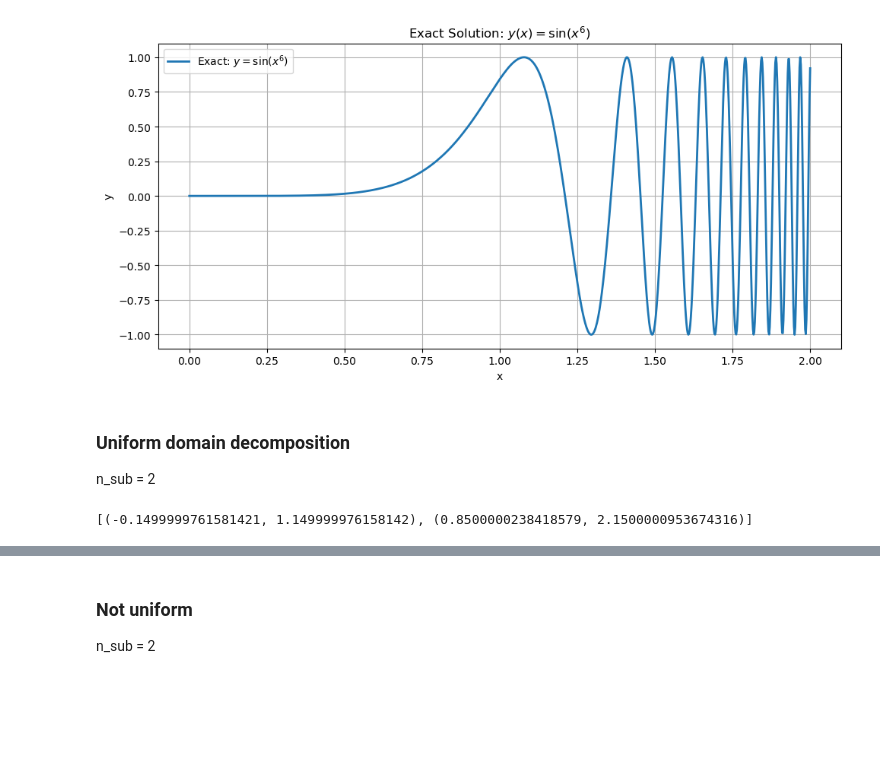
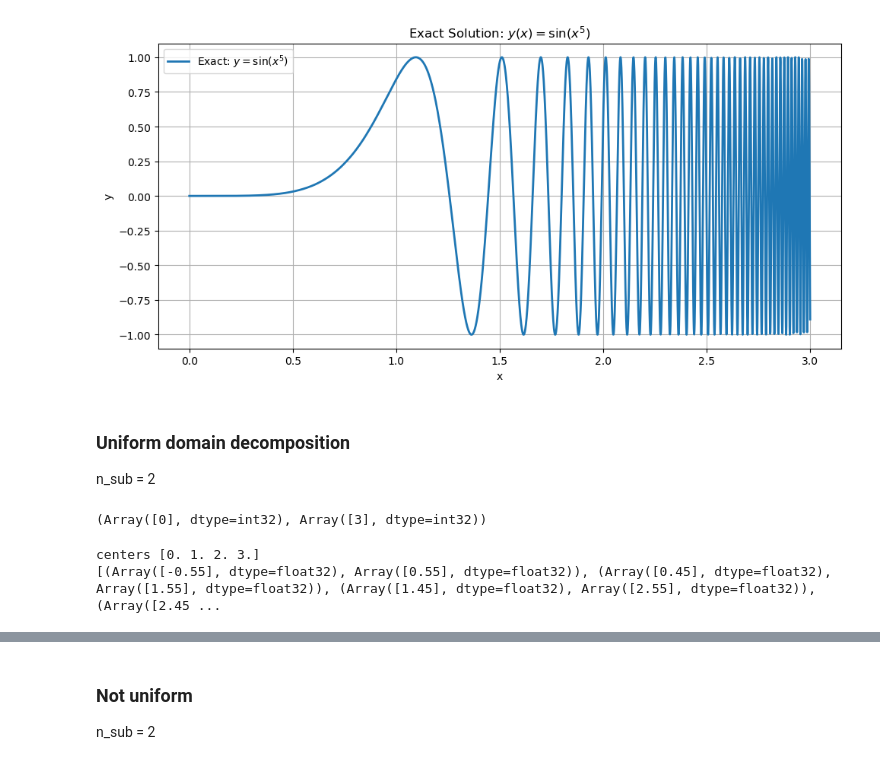
Before and after one commit to orangebowl/thesis_project, a Jupyter notebook: notebook/DD_extreme.ipynb, the cells around one changed output, grey strips where cells are left out. Saved outputs shown, nothing was run; the diff lists cells and outputs as text; code cells hidden in the pictures; blank space fills up the shorter version.

```diff
--- a/notebook/DD_extreme.ipynb
+++ b/notebook/DD_extreme.ipynb
@@ -1,23 +1,23 @@
 # %%
 import jax.numpy as jnp
 import matplotlib.pyplot as plt
 
-x = jnp.linspace(0, 2, 1000)
+x = jnp.linspace(0, 3, 3000)
 
 # exact y = sin(x^6)
-y = jnp.sin(x**6)
+y = jnp.sin(x**5)
 
 plt.figure(figsize=(10, 5))
-plt.plot(x, y, label='Exact: $y=\\sin(x^6)$', linewidth=2)
+plt.plot(x, y, label='Exact: $y=\\sin(x^5)$', linewidth=2)
 plt.xlabel('x')
 plt.ylabel('y')
-plt.title('Exact Solution: $y(x) = \\sin(x^6)$')
+plt.title('Exact Solution: $y(x) = \\sin(x^5)$')
 plt.grid(True)
 plt.legend()
 plt.tight_layout()
 plt.show()
 # %% [output]
-[figure, old version]
+[figure, new version]
 # %% [markdown]
 ### Uniform domain decomposition
 n_sub = 2
@@ -32,11 +32,12 @@ import matplotlib.pyplot as plt
 project_root = os.path.abspath(os.path.join(os.getcwd(), ".."))
 sys.path.append(project_root)
 
-from utils.data_utils import generate_subdomain, generate_collocation_points
+from utils.data_utils import generate_subdomains, generate_collocation_points
 from utils.window_function import my_window_func
+from utils.window_function import my_precise_window_func
 from model.fbpinn_model import FBPINN
 from train.trainer_fbpinn import train_fbpinn
-from physics.problems import SineX6ODE as pde_module
+from physics.problems import SineX5ODE as pde_module
 
 problem = pde_module()  # 实例化，绑定self
 pde_residual_loss = problem.residual
@@ -47,23 +48,28 @@ domain = problem.domain
 # Training hyperparameters
 steps = 50000
 lr = 1e-3
-n_sub = 2
-overlap = 0.3
-n_points_per_subdomain = 500 # All together 1000
+n_sub = 4
+overlap = 0.1
+n_points_per_subdomain = 1000 # All together 1000
 
 mlp_config = {
     "in_size": 1,
     "out_size": 1,
-    "width_size": 16,
+    "width_size": 32,
     "depth": 2,
     "activation": jax.nn.tanh,
 }
 
-domain = pde_module.domain
+left, right = pde_module.domain  # 此时 left=0, right=3
+domain = (jnp.array([left]), jnp.array([right]))        # 变为 [[0, 3]]
+print(domain)
+# %% [output]
+(Array([0], dtype=int32), Array([3], dtype=int32))
 # %%
-subdomains_list = generate_subdomain(domain=domain,n_sub=n_sub,overlap=overlap)
+subdomains_list = generate_subdomains(domain, n_sub, overlap)
 print(subdomains_list)
 # %% [output]
-[(-0.1499999761581421, 1.149999976158142), (0.8500000238418579, 2.1500000953674316)]
+centers [0. 1. 2. 3.]
+[(Array([-0.55], dtype=float32), Array([0.55], dtype=float32)), (Array([0.45], dtype=float32), Array([1.55], dtype=float32)), (Array([1.45], dtype=float32), Array([2.55], dtype=float32)), (Array([2.45 ...
 # %%
 # illustration of window function
```
Also changed, not shown: parts of 13 cells of this notebook, 28 other files.
